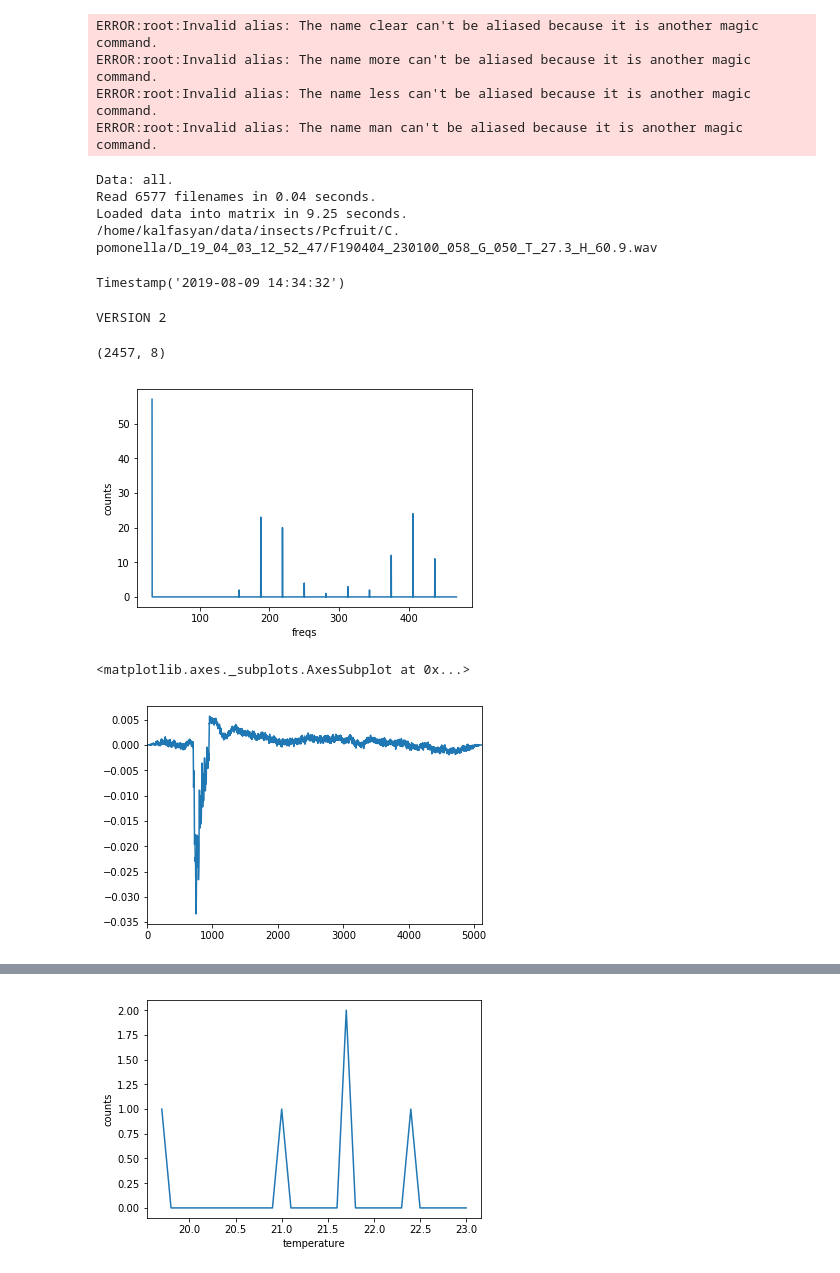
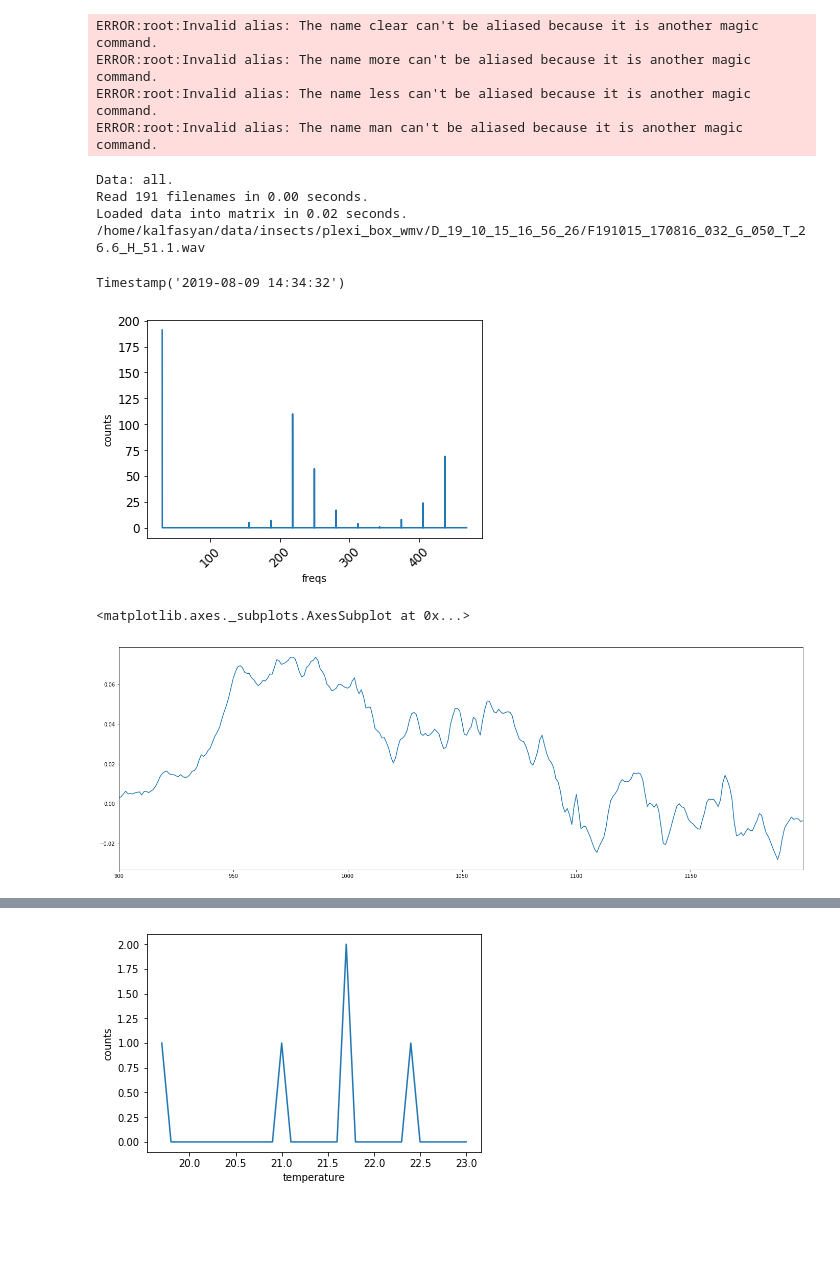
Before and after one commit to kalfasyan/wingbeat_frequencies, a Jupyter notebook: Jupyter_Notebooks/Analyzing_SDcard_data.ipynb, the cells around one changed output, grey strips where cells are left out. Saved outputs shown, nothing was run; the diff lists cells and outputs as text; code cells hidden in the pictures; blank space fills up the shorter version.

```diff
--- a/Jupyter_Notebooks/Analyzing_SDcard_data.ipynb
+++ b/Jupyter_Notebooks/Analyzing_SDcard_data.ipynb
@@ -14,34 +14,29 @@ ERROR:root:Invalid alias: The name more can't be aliased because it is another m
 ERROR:root:Invalid alias: The name less can't be aliased because it is another magic command.
 ERROR:root:Invalid alias: The name man can't be aliased because it is another magic command.
 # %%
-dataset = Dataset('Pcfruit')#C. pomonella')#D. suzukii')
+dataset = Dataset('plexi_box_wmv')#C. pomonella')#D. suzukii')
 dataset.read(data='all', setting='raw')
 print(dataset.filenames.iloc[0])
 # %% [output]
 Data: all.
-Read 6577 filenames in 0.04 seconds.
-Loaded data into matrix in 9.25 seconds.
-/home/kalfasyan/data/insects/Pcfruit/C. pomonella/D_19_04_03_12_52_47/F190404_230100_058_G_050_T_27.3_H_60.9.wav
+Read 191 filenames in 0.00 seconds.
+Loaded data into matrix in 0.02 seconds.
+/home/kalfasyan/data/insects/plexi_box_wmv/D_19_10_15_16_56_26/F191015_170816_032_G_050_T_26.6_H_51.1.wav
 # %%
 pd.to_datetime('20190809143432', format='%Y%m%d%H%M%S')
 # %% [output]
 Timestamp('2019-08-09 14:34:32')
 # %%
 dataset.filenames.apply(lambda x: x.split('/')[6:]).iloc[0]
-dataset.get_sensor_features(version='2')
+dataset.get_sensor_features(version='1')
-# %% [output]
-VERSION 2
-# %%
-dataset.X.iloc[]
-# %% [output]
-(2457, 8)
 # %%
 #dataset.select_class('Suzukii')
 dataset.get_frequency_peaks()
 # %% [output]
-[figure, old version]
+[figure, new version]
 # %%
-dataset.X.iloc[np.random.randint(0,dataset.X.shape[0])].plot()
+rdm = np.random.randint(0,dataset.X.shape[0])
+dataset.X.iloc[rdm,900:1200].plot(figsize=(24,8))
 # %% [output]
 <matplotlib.axes._subplots.AxesSubplot at 0x...>
-[figure, old version]
+[figure, new version]
```
Also changed, not shown: parts of 3 cells of this notebook, 5 other files.
